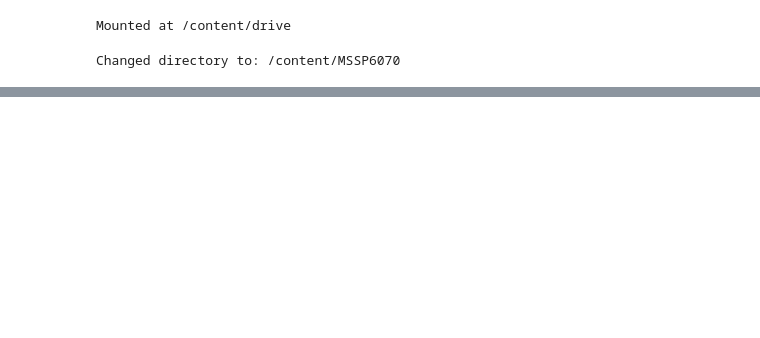
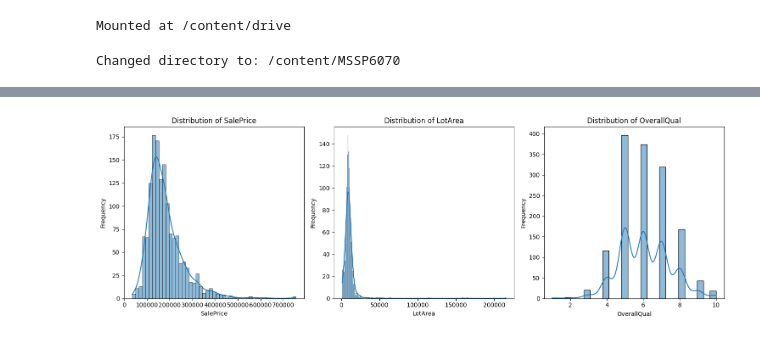
Before and after one commit to Yiiize/MSSP6070, a Jupyter notebook: Assignments/Case_Study_Report_Assignment_4.ipynb, the cells around one changed output, grey strips where cells are left out. Cells and saved outputs as stored; diff of their text form; code cells hidden in the pictures; blank space fills up the shorter version.

```diff
--- a/Assignments/Case_Study_Report_Assignment_4.ipynb
+++ b/Assignments/Case_Study_Report_Assignment_4.ipynb
@@ -24,3 +24,12 @@ os.chdir(repository)
 print(f"Changed directory to: {os.getcwd()}")
 # %% [output]
 Changed directory to: /content/MSSP6070
+# %%
+import pandas as pd
+
+file_path = '/content/MSSP6070/data/HousingPrices.csv'
+df = pd.read_csv(file_path)
+
+print(f"Successfully loaded data from: {file_path}")
+print("First 5 rows of the DataFrame:")
+print(df.head())
@@ -26,0 +75,32 @@ Changed directory to: /content/MSSP6070
+# %%
+import matplotlib.pyplot as plt
+import seaborn as sns
+
+# Set up the figure size for better visualization
+plt.figure(figsize=(15, 5))
+
+# Histogram for SalePrice
+plt.subplot(1, 3, 1) # 1 row, 3 columns, 1st plot
+sns.histplot(df['SalePrice'], kde=True)
+plt.title('Distribution of SalePrice')
+plt.xlabel('SalePrice')
+plt.ylabel('Frequency')
+
+# Histogram for LotArea
+plt.subplot(1, 3, 2) # 1 row, 3 columns, 2nd plot
+sns.histplot(df['LotArea'].dropna(), kde=True) # Drop NaNs for plotting
+plt.title('Distribution of LotArea')
+plt.xlabel('LotArea')
+plt.ylabel('Frequency')
+
+# Histogram for OverallQual
+plt.subplot(1, 3, 3) # 1 row, 3 columns, 3rd plot
+sns.histplot(df['OverallQual'], kde=True)
+plt.title('Distribution of OverallQual')
+plt.xlabel('OverallQual')
+plt.ylabel('Frequency')
+
+plt.tight_layout() # Adjust layout to prevent overlapping titles/labels
+plt.show()
+# %% [output]
+[figure, added]
```
Also changed, not shown: parts of 5 cells of this notebook.
